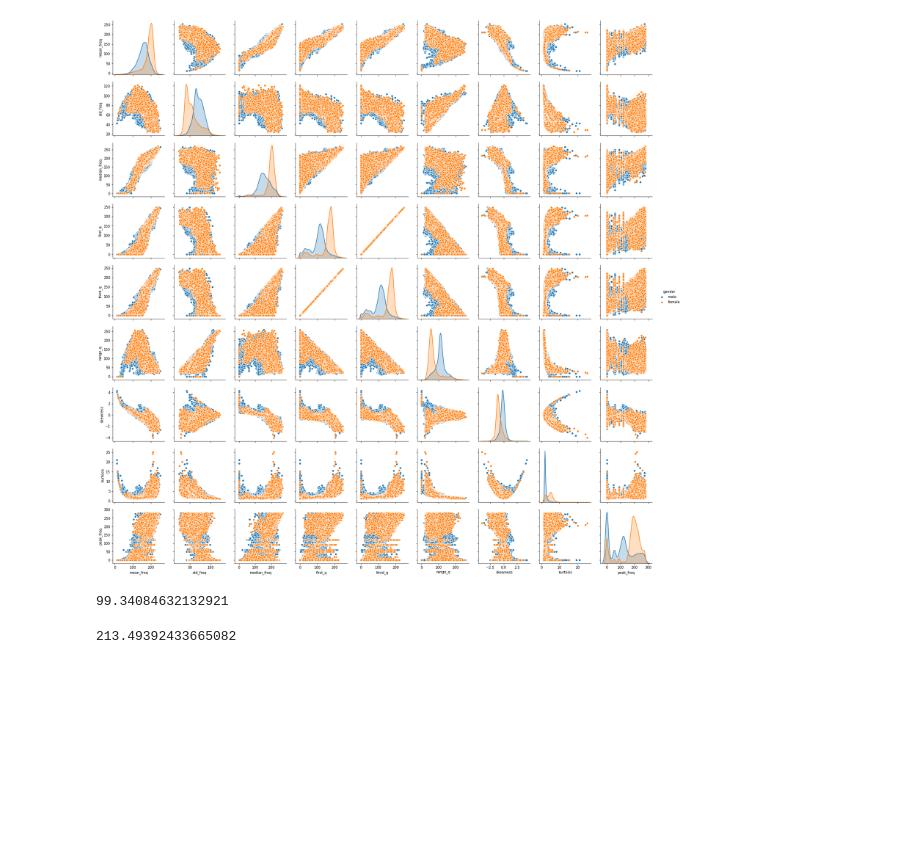
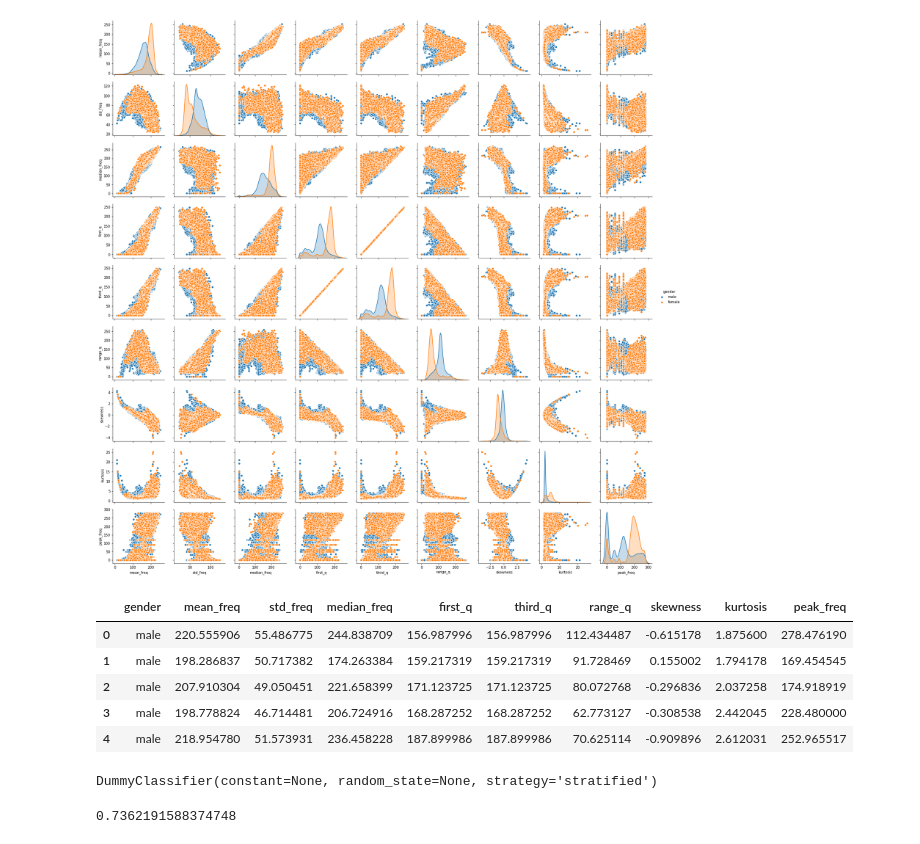
Before and after one commit to hadi-gharibi/gender-recognition-by-voice, a Jupyter notebook: explore/EDA/Untitled.ipynb, the cells around one changed output. Cells and saved outputs as stored; diff of their text form; code cells hidden in the pictures; blank space fills up the shorter version.

```diff
--- a/explore/EDA/Untitled.ipynb
+++ b/explore/EDA/Untitled.ipynb
@@ -53,8 +61,9 @@ fe = FeatureExtraction()
-# %%
-fe.first_quantile_f(snd.amps,snd.fs)
-# %% [output]
-99.34084632132921
-# %%
-fe.third_quantile_f(snd.amps,snd.fs)
-# %% [output]
-213.49392433665082
+# %%
+df[cols].head()
+# %% [output]
+|  | gender | mean_freq | std_freq | median_freq | first_q | third_q | range_q | skewness | kurtosis | peak_freq |
+| 0 | male | 220.555906 | 55.486775 | 244.838709 | 156.987996 | 156.987996 | 112.434487 | -0.615178 | 1.875600 | 278.476190 |
+| 1 | male | 198.286837 | 50.717382 | 174.263384 | 159.217319 | 159.217319 | 91.728469 | 0.155002 | 1.794178 | 169.454545 |
+| 2 | male | 207.910304 | 49.050451 | 221.658399 | 171.123725 | 171.123725 | 80.072768 | -0.296836 | 2.037258 | 174.918919 |
+| 3 | male | 198.778824 | 46.714481 | 206.724916 | 168.287252 | 168.287252 | 62.773127 | -0.308538 | 2.442045 | 228.480000 |
+| 4 | male | 218.954780 | 51.573931 | 236.458228 | 187.899986 | 187.899986 | 70.625114 | -0.909896 | 2.612031 | 252.965517 |
@@ -60,0 +78,10 @@ fe.third_quantile_f(snd.amps,snd.fs)
+# %%
+from sklearn.dummy import DummyClassifier
+dummy = DummyClassifier()
+dummy.fit(X_train,y_train)
+# %% [output]
+DummyClassifier(constant=None, random_state=None, strategy='stratified')
+# %%
+dummy.score(X_train,y_train)
+# %% [output]
+0.7362191588374748
```
Also changed, not shown: parts of 18 cells of this notebook.
